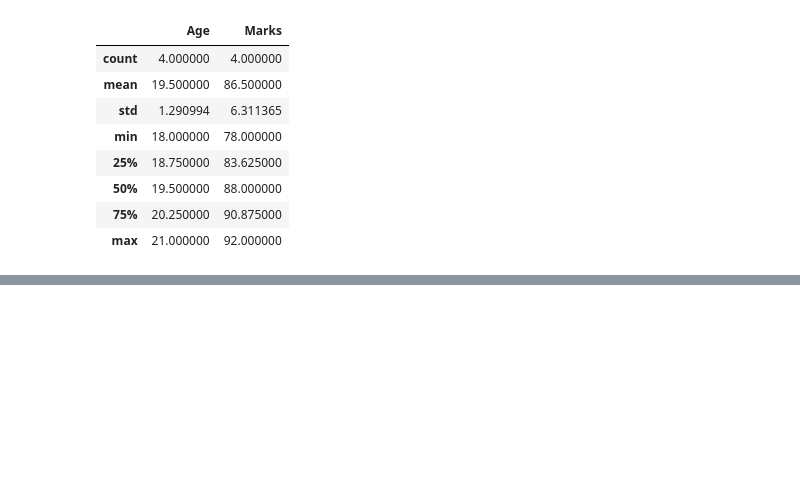
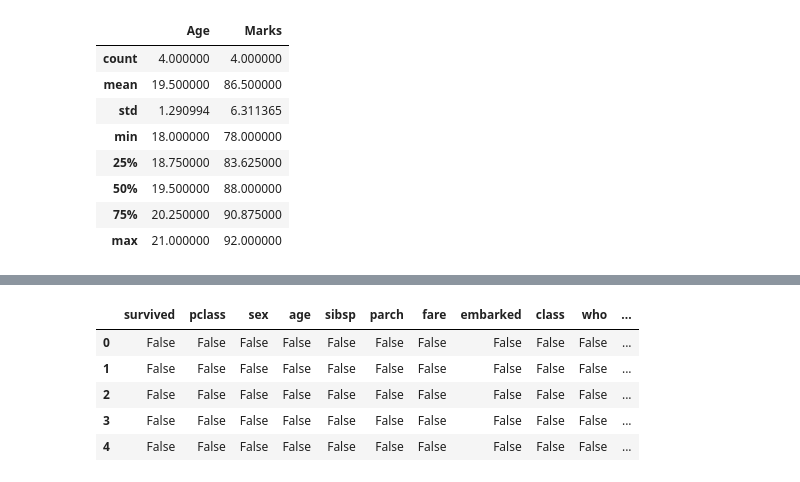
Before and after one commit to Shashank-3002/AI-ML, a Jupyter notebook: Pandas/iris.ipynb, the cells around one changed output, grey strips where cells are left out. Cells and saved outputs as stored; diff of their text form; code cells hidden in the pictures; blank space fills up the shorter version.

```diff
--- a/Pandas/iris.ipynb
+++ b/Pandas/iris.ipynb
@@ -257,0 +354,9 @@ import seaborn as sns
+# %%
+df.head().isnull()
+# %% [output]
+|  | survived | pclass | sex | age | sibsp | parch | fare | embarked | class | who | ... |
+| 0 | False | False | False | False | False | False | False | False | False | False | ... |
+| 1 | False | False | False | False | False | False | False | False | False | False | ... |
+| 2 | False | False | False | False | False | False | False | False | False | False | ... |
+| 3 | False | False | False | False | False | False | False | False | False | False | ... |
+| 4 | False | False | False | False | False | False | False | False | False | False | ... |
```
Also changed, not shown: parts of 10 cells of this notebook, 34 other files.
